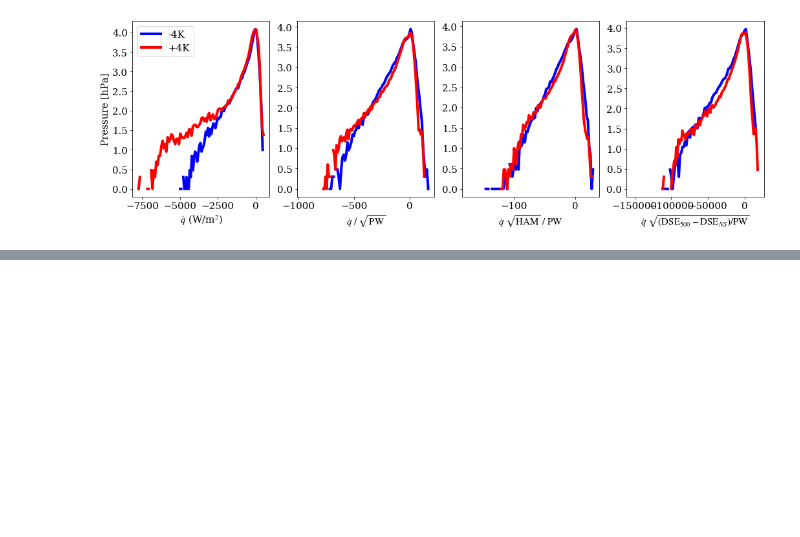
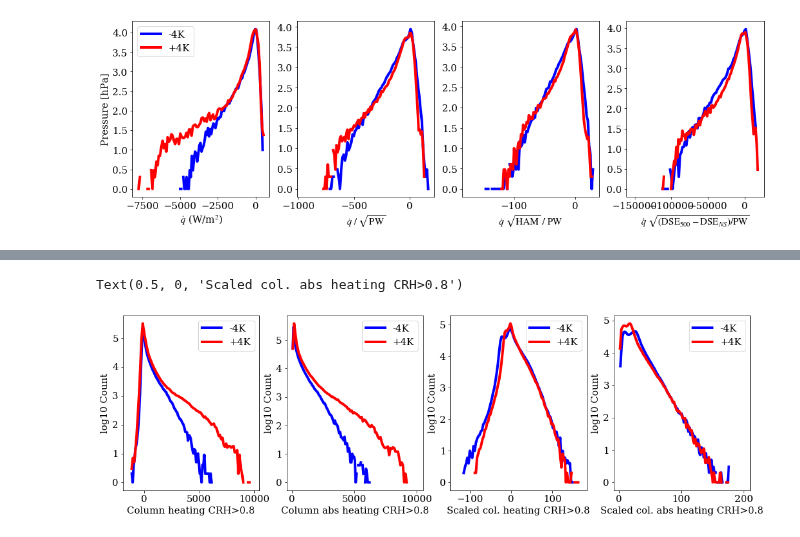
Before and after one commit to wallingTACC/CBRAIN-CAM, a Jupyter notebook: notebooks/tbeucler_devlog/044_Climate_invariant_analysis_output_scaling.ipynb, the cells around one changed output, grey strips where cells are left out. Drawn from its saved outputs; the diff is of its cells as text; code cells hidden in the pictures; blank space fills up the shorter version.

```diff
--- a/notebooks/tbeucler_devlog/044_Climate_invariant_analysis_output_scaling.ipynb
+++ b/notebooks/tbeucler_devlog/044_Climate_invariant_analysis_output_scaling.ipynb
@@ -659,6 +666,8 @@ for i,label in enumerate(['Net HAM','PW','Low-trop. SS','Mid-trop. SS','Trop. SS
 # Now calculate net convective heating and moistening within climate to see how they scale with PW/NetHAM
 HEATm4K = np.sum(cpair*datam4K.TPHYSTND*dP(datam4K.PS)/g,axis=1).values
 MOISTm4K = np.sum(latvap*datam4K.PHQ*dP(datam4K.PS)/g,axis=1).values
+ABSHEATm4K = np.sum(np.abs(cpair*datam4K.TPHYSTND*dP(datam4K.PS)/g),axis=1).values
+ABSMOISTm4K = np.sum(np.abs(latvap*datam4K.PHQ*dP(datam4K.PS)/g),axis=1).values
 # %%
 PWhist,PWbinedg = np.histogram(a=PWm4K,bins=100)
 NetHAMhist,NetHAMbinedg = np.histogram(a=NetHAMm4K,bins=100)
@@ -1051,6 +1065,8 @@ for i,label in enumerate(['Net HAM','PW']):
 # Now calculate net convective heating and moistening within climate to see how they scale with PW/NetHAM
 HEATp4K = np.sum(cpair*datap4K.TPHYSTND*dP(datap4K.PS)/g,axis=1).values
 MOISTp4K = np.sum(latvap*datap4K.PHQ*dP(datap4K.PS)/g,axis=1).values
+ABSHEATp4K = np.sum(np.abs(cpair*datap4K.TPHYSTND*dP(datap4K.PS)/g),axis=1).values
+ABSMOISTp4K = np.sum(np.abs(latvap*datap4K.PHQ*dP(datap4K.PS)/g),axis=1).values
 # %%
 PWhist,PWbinedg = np.histogram(a=PWp4K,bins=100)
 NetHAMhist,NetHAMbinedg = np.histogram(a=NetHAMp4K,bins=100)
@@ -1357,0 +1423,43 @@ Text(0.5, 0, '$\\dot{q}\\ \\sqrt{(\\mathrm{DSE}_{500}-\\mathrm{DSE}_{NS})/\\math
+# %%
+HEATm4K_hist = np.histogram(HEATm4K.flatten()[CRHm4K.flatten()>0.8],bins=100)
+HEATp4K_hist = np.histogram(HEATp4K.flatten()[CRHp4K.flatten()>0.8],bins=100)
+
+ABSHEATm4K_hist = np.histogram(ABSHEATm4K.flatten()[CRHm4K.flatten()>0.8],bins=100)
+ABSHEATp4K_hist = np.histogram(ABSHEATp4K.flatten()[CRHp4K.flatten()>0.8],bins=100)
+
+psc = 1
+
+HEATm4Ksc_hist = np.histogram(HEATm4K.flatten()[CRHm4K.flatten()>0.8]/PWm4K.flatten()[CRHm4K.flatten()>0.8]**psc,bins=100)
+HEATp4Ksc_hist = np.histogram(HEATp4K.flatten()[CRHp4K.flatten()>0.8]/PWp4K.flatten()[CRHp4K.flatten()>0.8]**psc,bins=100)
+
+ABSHEATm4Ksc_hist = np.histogram(ABSHEATm4K.flatten()[CRHm4K.flatten()>0.8]/PWm4K.flatten()[CRHm4K.flatten()>0.8]**psc,bins=100)
+ABSHEATp4Ksc_hist = np.histogram(ABSHEATp4K.flatten()[CRHp4K.flatten()>0.8]/PWp4K.flatten()[CRHp4K.flatten()>0.8]**psc,bins=100)
+# %%
+fig,ax = plt.subplots(1,4,figsize=(17.5,5))
+
+ax[0].plot(edg2bin(HEATm4K_hist[1]),np.log10(HEATm4K_hist[0]),color='b',label='-4K')
+ax[0].plot(edg2bin(HEATp4K_hist[1]),np.log10(HEATp4K_hist[0]),color='r',label='+4K')
+ax[0].legend()
+ax[0].set_ylabel('log10 Count')
+ax[0].set_xlabel('Column heating CRH>0.8')
+
+ax[1].plot(edg2bin(ABSHEATm4K_hist[1]),np.log10(ABSHEATm4K_hist[0]),color='b',label='-4K')
+ax[1].plot(edg2bin(ABSHEATp4K_hist[1]),np.log10(ABSHEATp4K_hist[0]),color='r',label='+4K')
+ax[1].legend()
+ax[1].set_ylabel('log10 Count')
+ax[1].set_xlabel('Column abs heating CRH>0.8')
+
+ax[2].plot(edg2bin(HEATm4Ksc_hist[1]),np.log10(HEATm4Ksc_hist[0]),color='b',label='-4K')
+ax[2].plot(edg2bin(HEATp4Ksc_hist[1]),np.log10(HEATp4Ksc_hist[0]),color='r',label='+4K')
+ax[2].legend()
+ax[2].set_ylabel('log10 Count')
+ax[2].set_xlabel('Scaled col. heating CRH>0.8')
+
+ax[3].plot(edg2bin(ABSHEATm4Ksc_hist[1]),np.log10(ABSHEATm4Ksc_hist[0]),color='b',label='-4K')
+ax[3].plot(edg2bin(ABSHEATp4Ksc_hist[1]),np.log10(ABSHEATp4Ksc_hist[0]),color='r',label='+4K')
+ax[3].legend()
+ax[3].set_ylabel('log10 Count')
+ax[3].set_xlabel('Scaled col. abs heating CRH>0.8')
+# %% [output]
+Text(0.5, 0, 'Scaled col. abs heating CRH>0.8')
+[figure, added]
```
Also changed, not shown: parts of 11 cells of this notebook.
